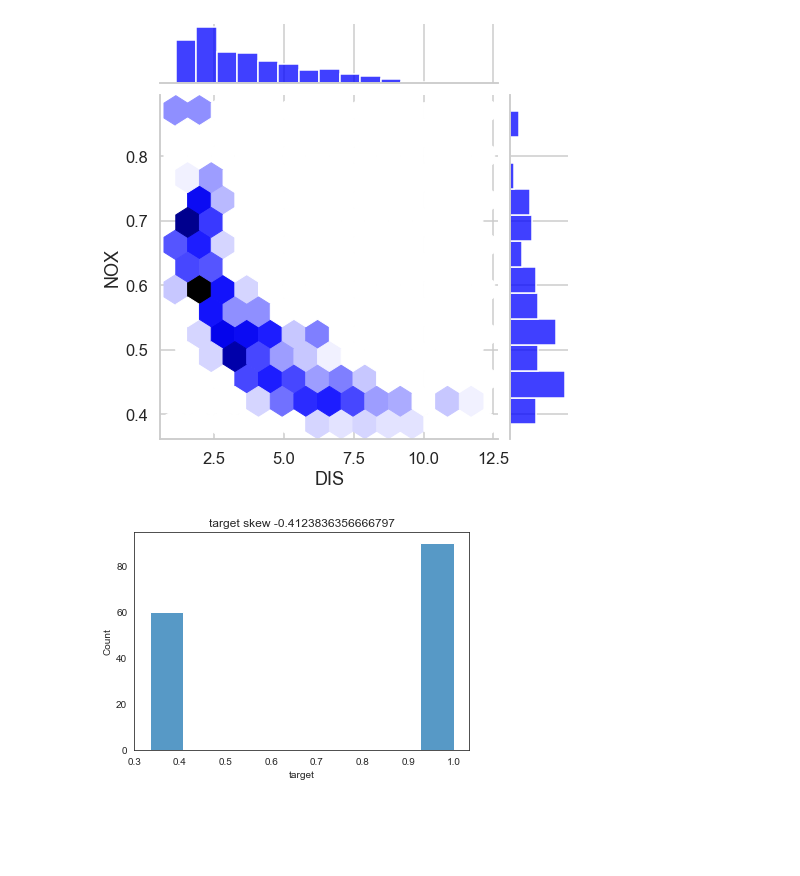
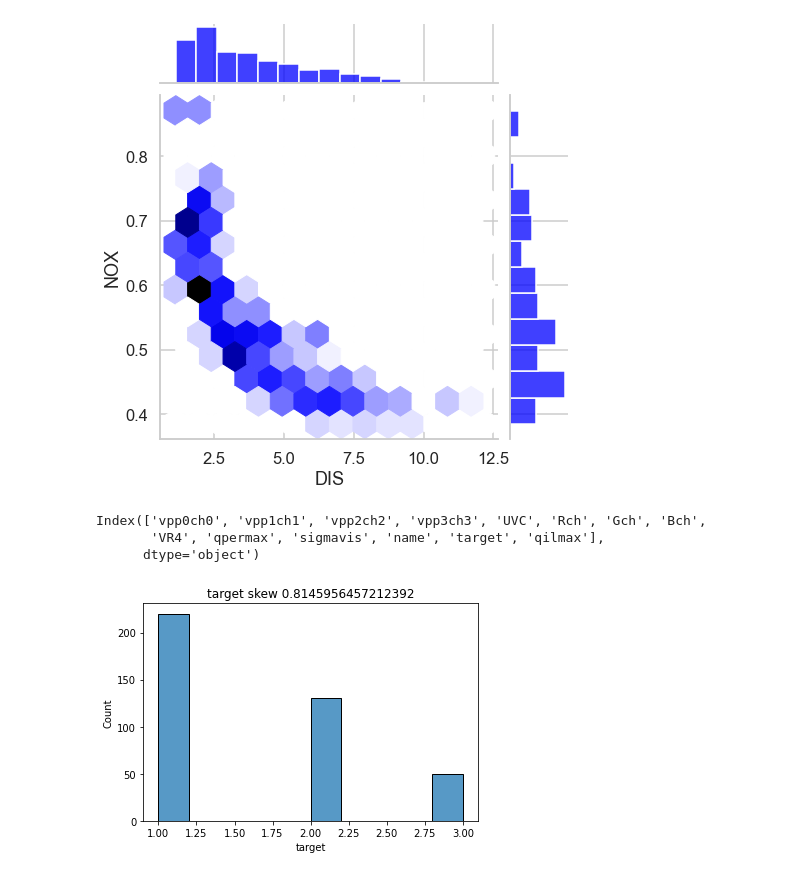
Before and after one commit to ahmadasmandar/linearreg, a Jupyter notebook: boston.ipynb, the cells around one changed output. Drawn from its saved outputs; the diff is of its cells as text; code cells hidden in the pictures; blank space fills up the shorter version.

Commit message:
build coeff and function to test , with build data pack

```diff
--- a/boston.ipynb
+++ b/boston.ipynb
@@ -262,18 +262,38 @@ plt.show()
 # %% [output]
 [figure]
 # %%
-dataset=pd.read_excel("fulldata.xlsx")
+dataset=pd.read_excel("AllDf.xlsx")
+# %%
+import re
+drop_clos=re.compile(r"(min|Unnamed|QilMax|UV(B)|max(0)|delta(0)|VR(1|5|5B))")
+drop_list=[]
+for cols in dataset:
+    if drop_clos.match(cols):
+        drop_list.append(cols)
+# print(drop_list)
+AllDfCsv=dataset.drop(drop_list, axis=1)
+
+for x in AllDfCsv.columns:
+    if "Unnamed" in x:
+        AllDfCsv=AllDfCsv.drop(columns=x)
+print(AllDfCsv.columns)
+
+AllDfCsv.to_excel("test_calc.xlsx")
+# %% [output]
+Index(['vpp0ch0', 'vpp1ch1', 'vpp2ch2', 'vpp3ch3', 'UVC', 'Rch', 'Gch', 'Bch',
+       'VR4', 'qpermax', 'sigmavis', 'name', 'target', 'qilmax'],
+      dtype='object')
 # %%
 from sklearn.preprocessing import MinMaxScaler
 scaler = MinMaxScaler()
 # %%
-target=dataset['target']/3
+target=dataset['target']
 # dataset['target'].isnull().values.any()
 # target=scaler.fit_transform(target)
 sns.histplot(target,)
 plt.title(f"target skew {target.skew()}")
 plt.show()
 # %% [output]
-[figure, old version]
+[figure, new version]
 # %%
 import re
```
Also changed, not shown: parts of 14 cells of this notebook, 7 other files.
